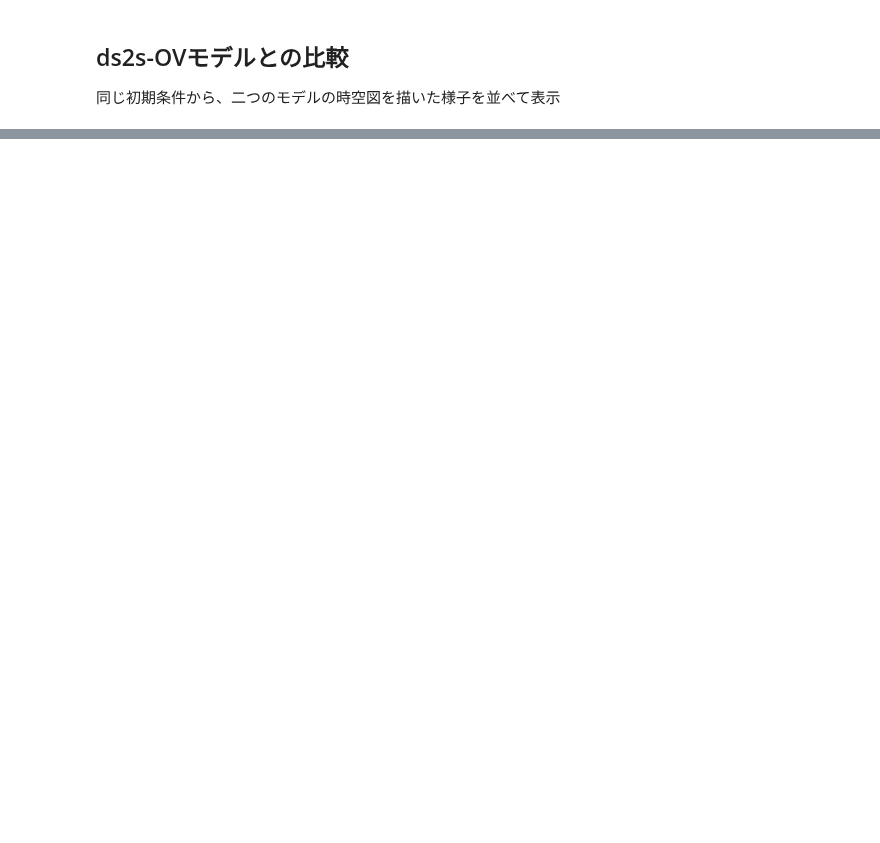
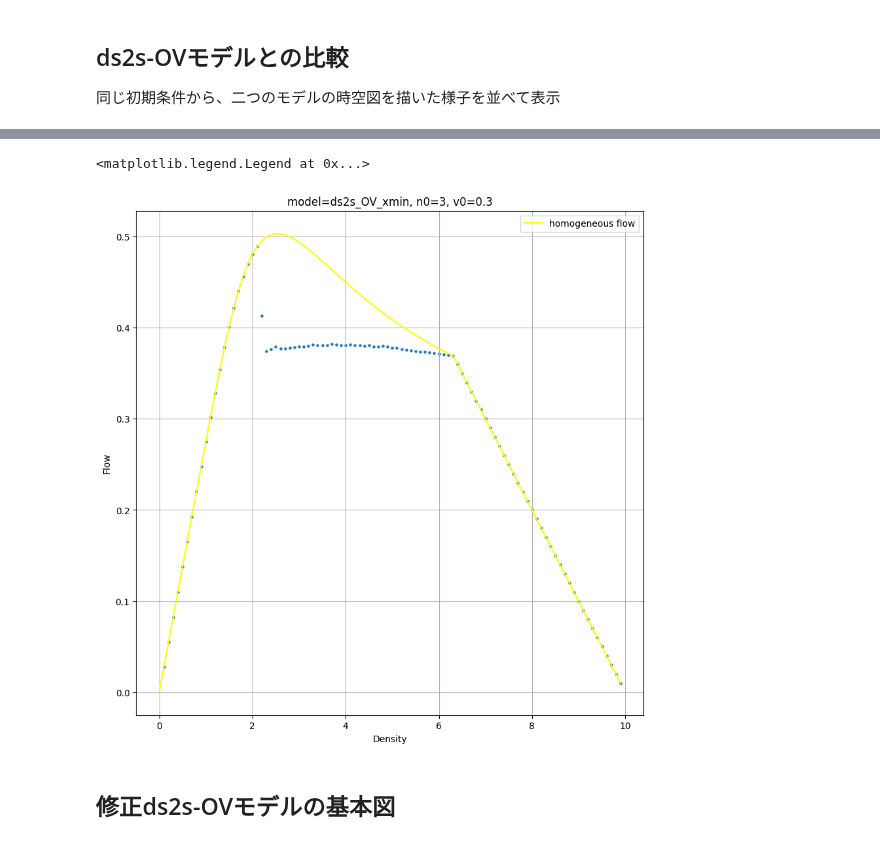
Before and after one commit to tt6-mzn/s2s-OV-model, a Jupyter notebook: 20240216_figures_revised_ds2s_OV.ipynb, the cells around one changed output, grey strips where cells are left out. Saved outputs shown, nothing was run; the diff lists cells and outputs as text; code cells hidden in the pictures; blank space fills up the shorter version.

Commit message:
修正ds2s-OVモデルの基本図書きかけ

```diff
--- a/20240216_figures_revised_ds2s_OV.ipynb
+++ b/20240216_figures_revised_ds2s_OV.ipynb
@@ -83,0 +84,53 @@ plot_pattern(model2, 0, 500, ax=ax4)
+# %%
+L = 10.0
+n_0 = 3
+x_0 = 0.12
+v_0 = 0.3
+dt = 1.0
+dx = 0.1
+x_min = 0.1
+
+fig = plt.figure(figsize=(10, 10))
+ax = fig.add_subplot(1, 1, 1)
+
+density = [0.0]
+flow = [0.0]
+for K in range(1, int(L/x_min)):
+	density.append(K/L)
+	flow.append(ds2s_OV_xmin.flow_stable(
+		density=K/L,
+		x_0=x_0,
+		v_0=v_0,
+		dt=dt,
+		dx=dx,
+		xmin=x_min,
+	))
+ax.plot(density, flow, label='homogeneous flow', color='yellow')
+
+density = []
+flow = []
+for K in range(1, int(L/x_min)):
+	model = ds2s_OV_xmin(
+		L=L,
+		K=K,
+		n_0=n_0,
+		x_0=x_0,
+		v_0=v_0,
+		dt=dt,
+		dx=dx,
+		x_min=x_min,
+		x_init=sorted([L/K * i for i in range(K)]),
+		n_max=1010,
+	)
+	model.simulate()
+	density.append(model.density())
+	flow.append(model.flow(ni=900, nf=1000))
+
+plot_fundamental(ax, model, density, flow)
+
+ax.legend()
+# %% [output]
+<matplotlib.legend.Legend at 0x...>
+[figure, added]
+# %% [markdown]
+## 修正ds2s-OVモデルの基本図
```
Also changed, not shown: parts of 2 cells of this notebook, 2 other files.
